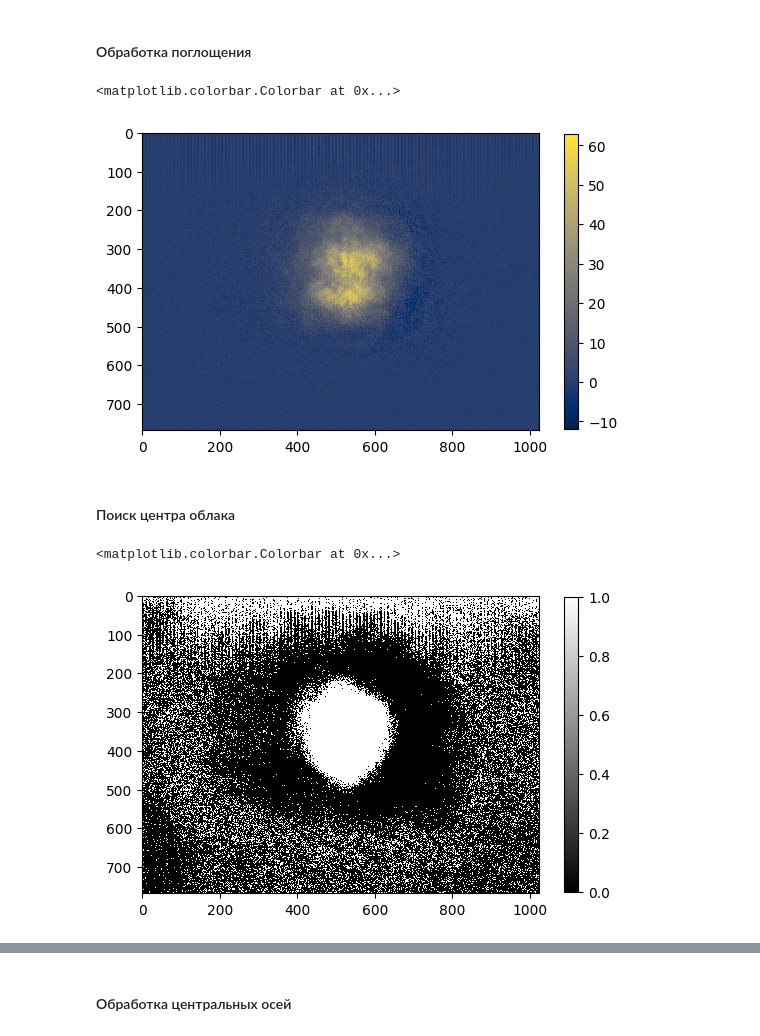
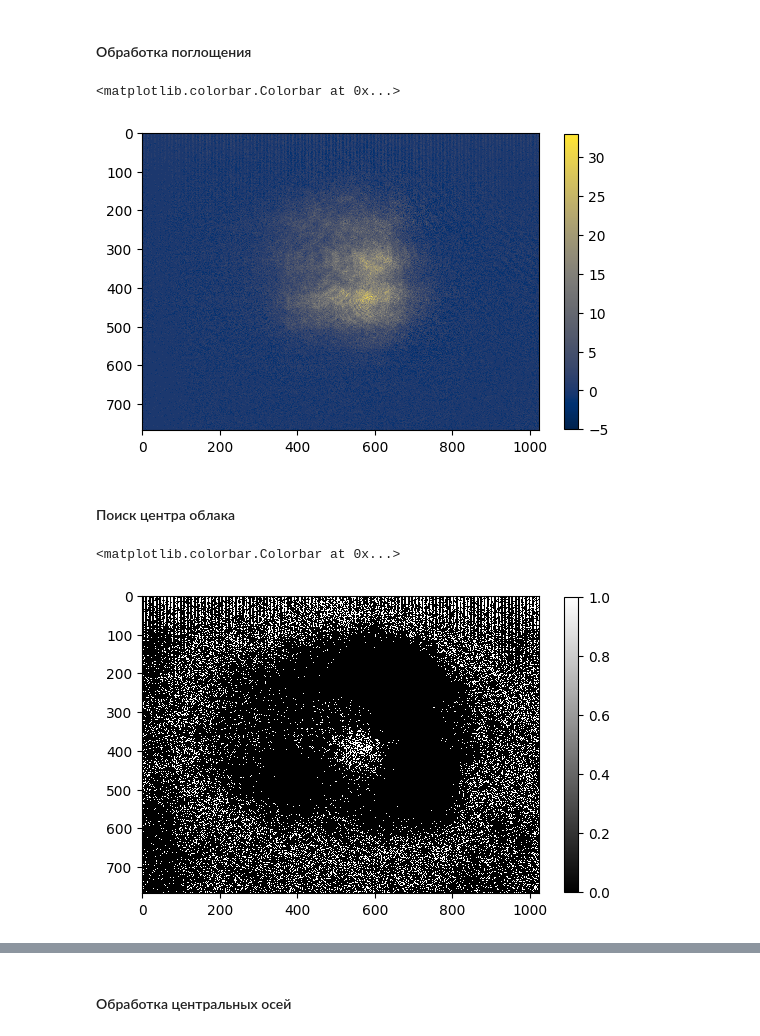
Before and after one commit to chekhyr/AbIm-soft, a Jupyter notebook: AI_Calcium.ipynb, the cells around one changed output, grey strips where cells are left out. Drawn from its saved outputs; the diff is of its cells as text; code cells hidden in the pictures.

```diff
--- a/AI_Calcium.ipynb
+++ b/AI_Calcium.ipynb
@@ -27,10 +27,10 @@ K = 0.0008332755449029944
 # %% [markdown]
 #### Обработка поглощения
 # %%
-file = "image_0"
+file = "image_2"
 #directory = r"..//" #EXPERIMENTS
 #directory = r"../..//" #desktop
-directory = r"../2025-10-09_densityScan_b=75/d=6.58V//" #EXPERIMENTS
+directory = r"../2025-10-09_densityScan_b=75/d=7.14V//" #EXPERIMENTS
 
 '''Чтение и разбиение файла'''
 img = PIL.Image.open(directory + file + ".tif") #initially a grayscale image
@@ -61,23 +61,23 @@ plt.imshow(D, cmap="cividis", interpolation="none")
 plt.colorbar(shrink=.8)
 # %% [output]
 <matplotlib.colorbar.Colorbar at 0x...>
-[figure, old version]
+[figure, new version]
 # %% [markdown]
 #### Поиск центра облака
 # %%
-TRSH = .85
+TRSH = .55
 '''Фильтрация пропускания ниже порогового значения'''
 _, binary = cv2.threshold(T, TRSH, 1, cv2.THRESH_BINARY_INV)
 # THRESH_BINARY_INV:
 #  ≤ TRSH = белые
 #  > TRSH = черные
 
 '''Визуализация'''
 plt.imshow(binary, cmap="gray", interpolation='none')
 plt.colorbar(shrink=.8)
 # %% [output]
 <matplotlib.colorbar.Colorbar at 0x...>
-[figure, old version]
+[figure, new version]
 # %%
 '''Выделение контура поглощения'''
 contours, _ = cv2.findContours(binary.astype(np.uint8), cv2.RETR_EXTERNAL, cv2.CHAIN_APPROX_SIMPLE)
```
Also changed, not shown: parts of 4 cells of this notebook.
